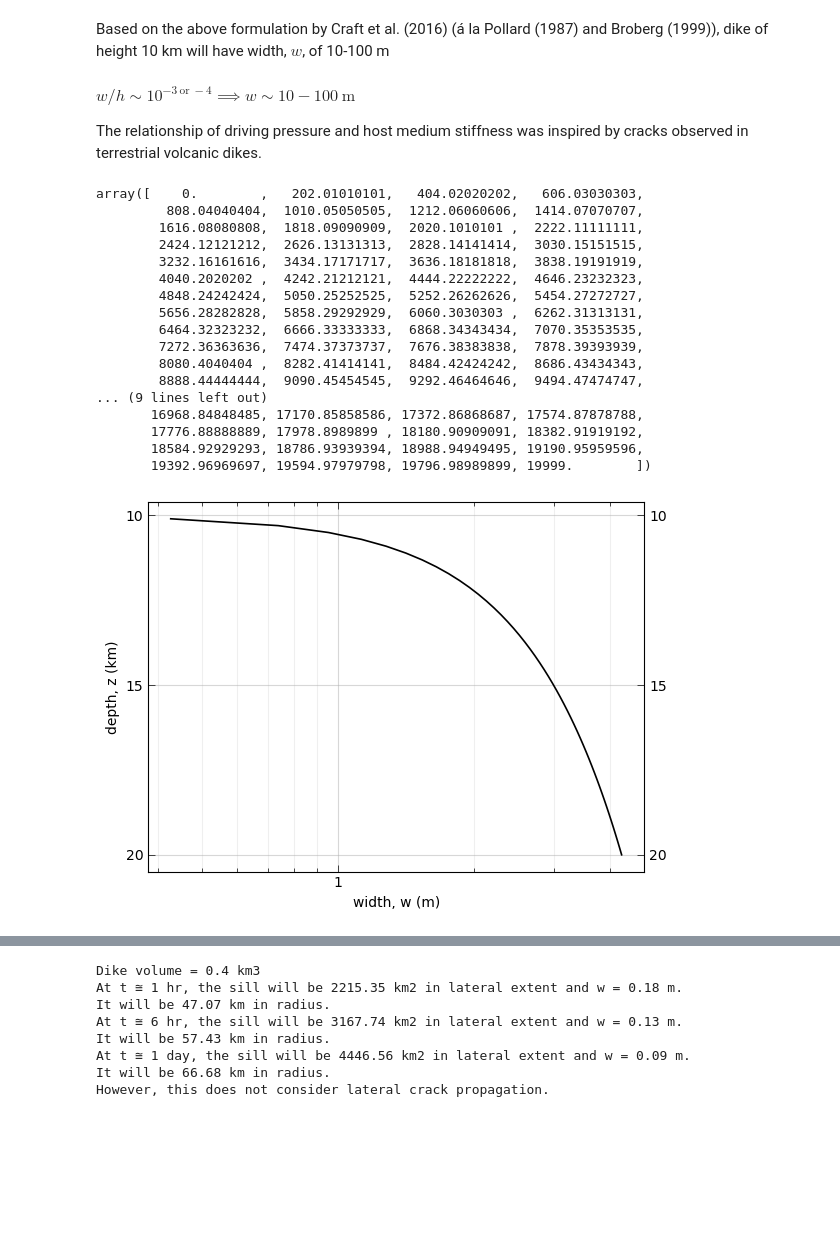
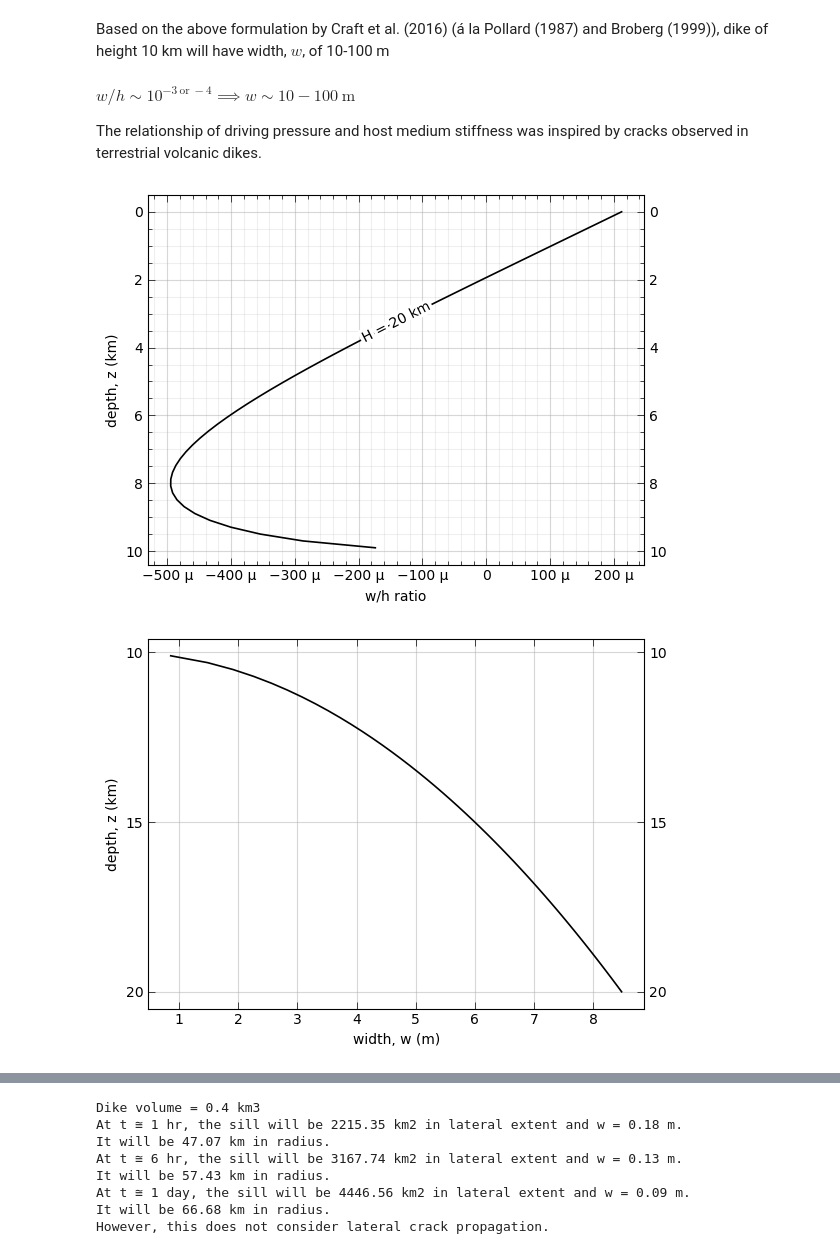
Before and after one commit to CottomR-et-al/Europa-ice-ocean-exchange, a Jupyter notebook: F25_Dikes_Europa.ipynb, the cells around one changed output, grey strips where cells are left out. Cells and saved outputs as stored; diff of their text form; code cells hidden in the pictures; blank space fills up the shorter version.

```diff
--- a/F25_Dikes_Europa.ipynb
+++ b/F25_Dikes_Europa.ipynb
@@ -746,26 +732,43 @@ Based on the above formulation by Craft et al. (2016) (á la Pollard (1987) and
 #### $w/h\sim 10^{-3~\text{or}~-4} \implies w\sim 10-100~\text{m}$
 
 The relationship of driving pressure and host medium stiffness was inspired by cracks observed in terrestrial volcanic dikes.
-# %%
-z
-# %% [output]
-array([    0.        ,   202.01010101,   404.02020202,   606.03030303,
-         808.04040404,  1010.05050505,  1212.06060606,  1414.07070707,
-        1616.08080808,  1818.09090909,  2020.1010101 ,  2222.11111111,
-        2424.12121212,  2626.13131313,  2828.14141414,  3030.15151515,
-        3232.16161616,  3434.17171717,  3636.18181818,  3838.19191919,
-        4040.2020202 ,  4242.21212121,  4444.22222222,  4646.23232323,
-        4848.24242424,  5050.25252525,  5252.26262626,  5454.27272727,
-        5656.28282828,  5858.29292929,  6060.3030303 ,  6262.31313131,
-        6464.32323232,  6666.33333333,  6868.34343434,  7070.35353535,
-        7272.36363636,  7474.37373737,  7676.38383838,  7878.39393939,
-        8080.4040404 ,  8282.41414141,  8484.42424242,  8686.43434343,
-        8888.44444444,  9090.45454545,  9292.46464646,  9494.47474747,
-... (9 lines left out)
-       16968.84848485, 17170.85858586, 17372.86868687, 17574.87878788,
-       17776.88888889, 17978.8989899 , 18180.90909091, 18382.91919192,
-       18584.92929293, 18786.93939394, 18988.94949495, 19190.95959596,
-       19392.96969697, 19594.97979798, 19796.98989899, 19999.        ])
+# %%
+
+H = 20e3 # (m) total thickness
+z = np.linspace(0, H, 100) # (m) depth
+height = H - z +1 # (m) height above the base
+P0 = rhoi * g * H # pressure at base
+overpressure = 1e6 # (Pa) overpressure, excess pressure from freezing
+Pf = P0 - rhow * g * height
+sig_x = nu / (1 - nu) * (rhoi * g * z)
+# P_over = Pf - sig_x
+P_over = overpressure - sig_x
+# overpressures.append(P_over)
+wxh = P_over / (G / (1 - nu)) * (1 - (z**2 / height**2))**(1/2)
+if np.any(wxh) > 0:
+    plt.plot(wxh, z/1e3, color='black', lw = 1.2, label=rf'H = {H/1e3:.0f} km')
+# plt.semilogx(wxh, z/1e3, color='black', lw = 1.2, label=rf'P$_f$ = {P0/1e6:.2f} MPa')
+
+ax = plt.gca()
+lines = ax.get_lines()
+if lines:
+    labelLines(lines , align=True, fontsize=10, color='black')
+ax = plt.gca()
+ax.yaxis.set_major_formatter(StrMethodFormatter('{x:g}'))
+ax.yaxis.set_minor_formatter(NullFormatter())
+ax.xaxis.set_major_formatter(EngFormatter())
+ax.minorticks_on()
+plt.ylabel('depth, z (km)')
+plt.xlabel('w/h ratio')
+
+ax.tick_params(which='major', length=5, width=0.5, direction='in', top=True, right=True, labelright=True)
+ax.tick_params(which='minor', length=3, width=0.5, direction='in', top=True, right=True)
+# ax.yaxis.set_major_locator()
+ax.grid(which='major', alpha=0.5)
+ax.grid(which='minor', alpha=0.2)
+ax.invert_yaxis()
+# %% [output]
+[figure, added]
 # %%
 # Lister and Kerr (1991) eqn 2
 H = 20e3
@@ -774,14 +777,14 @@ z = np.linspace(0, H-1, 100)
 heights = H - z
 m = G / (1 - nu)
 plt.figure()
-g
+
 w = overpressure * heights / (m) * (1 - (z**2 / heights**2))**(1/2)
 w = np.abs(w)
-plt.semilogx(w, height/1e3, color='black', lw = 1.2, label=rf'P$_f$ = {overpressure/1e6:.2f} MPa')
+plt.plot(2*w, height/1e3, color='black', lw = 1.2, label=rf'P$_f$ = {overpressure/1e6:.2f} MPa')
 lines = ax.get_lines()
 ax = plt.gca()
 if lines:
-    labelLines(lines, xvals = [3], align=True, fontsize=10, color='black')
+    labelLines(lines, align=True, fontsize=10, color='black')
 ax.yaxis.set_major_formatter(StrMethodFormatter('{x:g}'))
 ax.xaxis.set_major_formatter(StrMethodFormatter('{x:g}'))
 plt.ylabel('depth, z (km)')
@@ -794,7 +797,7 @@ ax.grid(which='major', alpha=0.5)
 ax.grid(which='minor', alpha=0.2)
 ax.invert_yaxis()
 # %% [output]
-[figure, old version]
+[figure, new version]
 # %%
 plt.figure()
 
```
Also changed, not shown: parts of 9 cells of this notebook.
